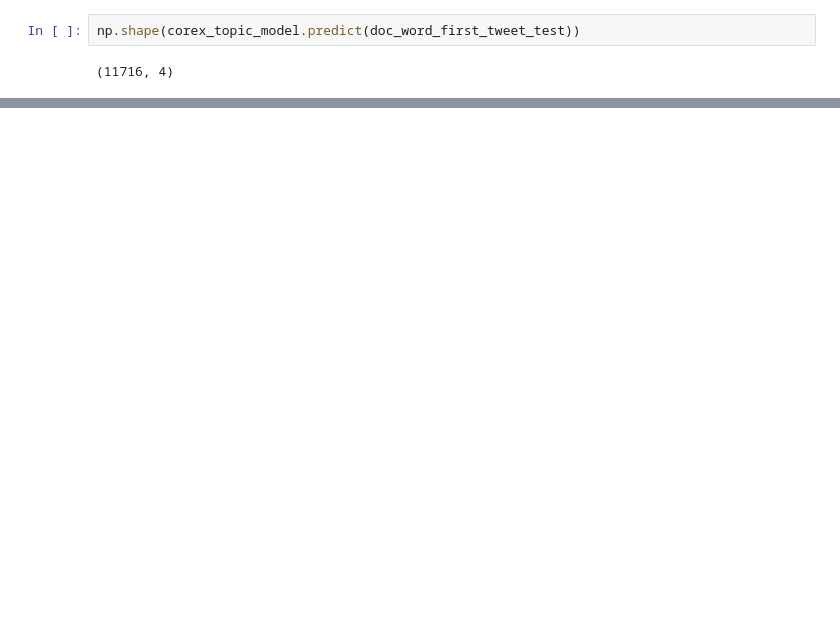
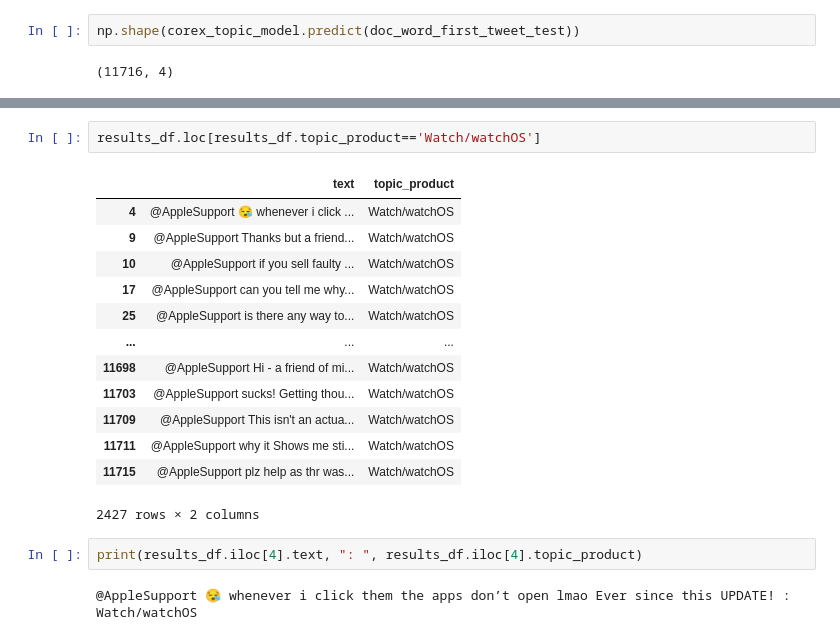
Before and after one commit to syntheticjohn/apple_tweets_nlp, a Jupyter notebook: apple_tweets_modeling.ipynb, the cells around one changed output, grey strips where cells are left out. Drawn from its saved outputs; the diff is of its cells as text; blank space fills up the shorter version.

```diff
--- a/apple_tweets_modeling.ipynb
+++ b/apple_tweets_modeling.ipynb
@@ -876,0 +814,20 @@ array([], dtype=object)
+# %%
+results_df.loc[results_df.topic_product=='Watch/watchOS']
+# %% [output]
+|  | text | topic_product |
+| 4 | @AppleSupport 😪 whenever i click ... | Watch/watchOS |
+| 9 | @AppleSupport Thanks but a friend... | Watch/watchOS |
+| 10 | @AppleSupport if you sell faulty ... | Watch/watchOS |
+| 17 | @AppleSupport can you tell me why... | Watch/watchOS |
+| 25 | @AppleSupport is there any way to... | Watch/watchOS |
+| ... | ... | ... |
+| 11698 | @AppleSupport Hi - a friend of mi... | Watch/watchOS |
+| 11703 | @AppleSupport sucks! Getting thou... | Watch/watchOS |
+| 11709 | @AppleSupport This isn't an actua... | Watch/watchOS |
+| 11711 | @AppleSupport why it Shows me sti... | Watch/watchOS |
+| 11715 | @AppleSupport plz help as thr was... | Watch/watchOS |
+2427 rows × 2 columns
+# %%
+print(results_df.iloc[4].text, ": ", results_df.iloc[4].topic_product)
+# %% [output]
+@AppleSupport 😪 whenever i click them the apps don’t open lmao Ever since this UPDATE! :  Watch/watchOS
```
Also changed, not shown: parts of 45 cells of this notebook.
